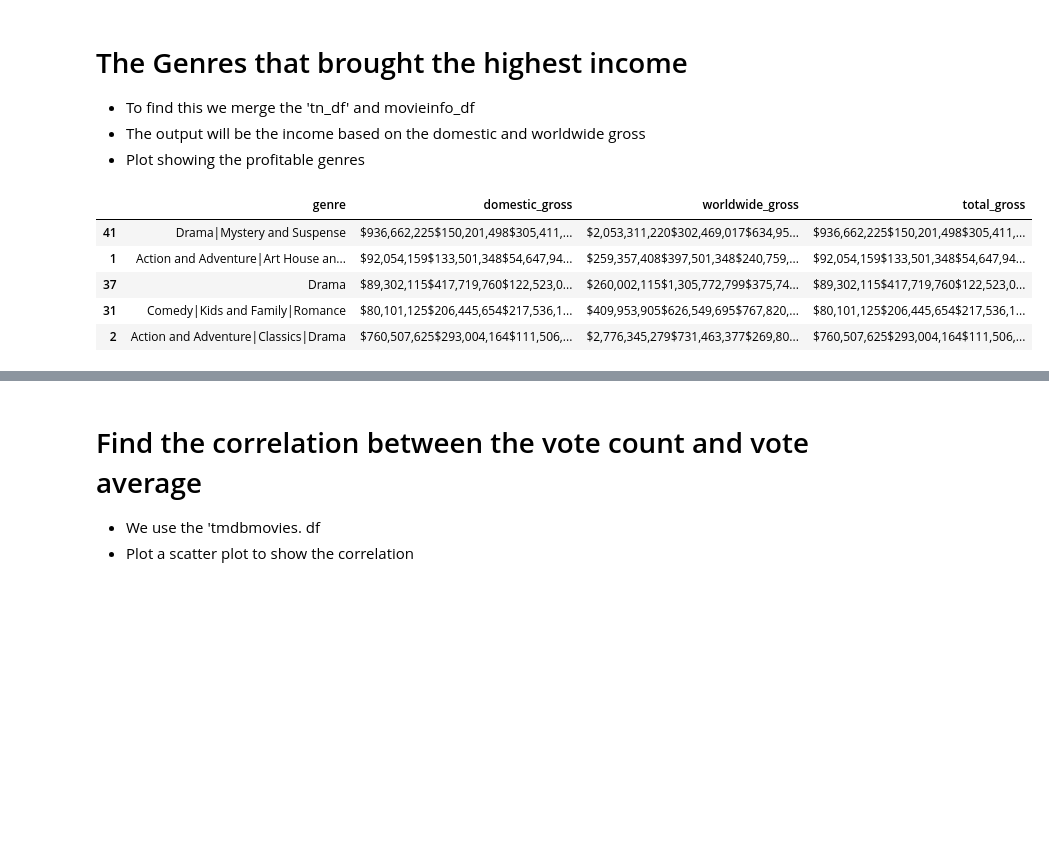
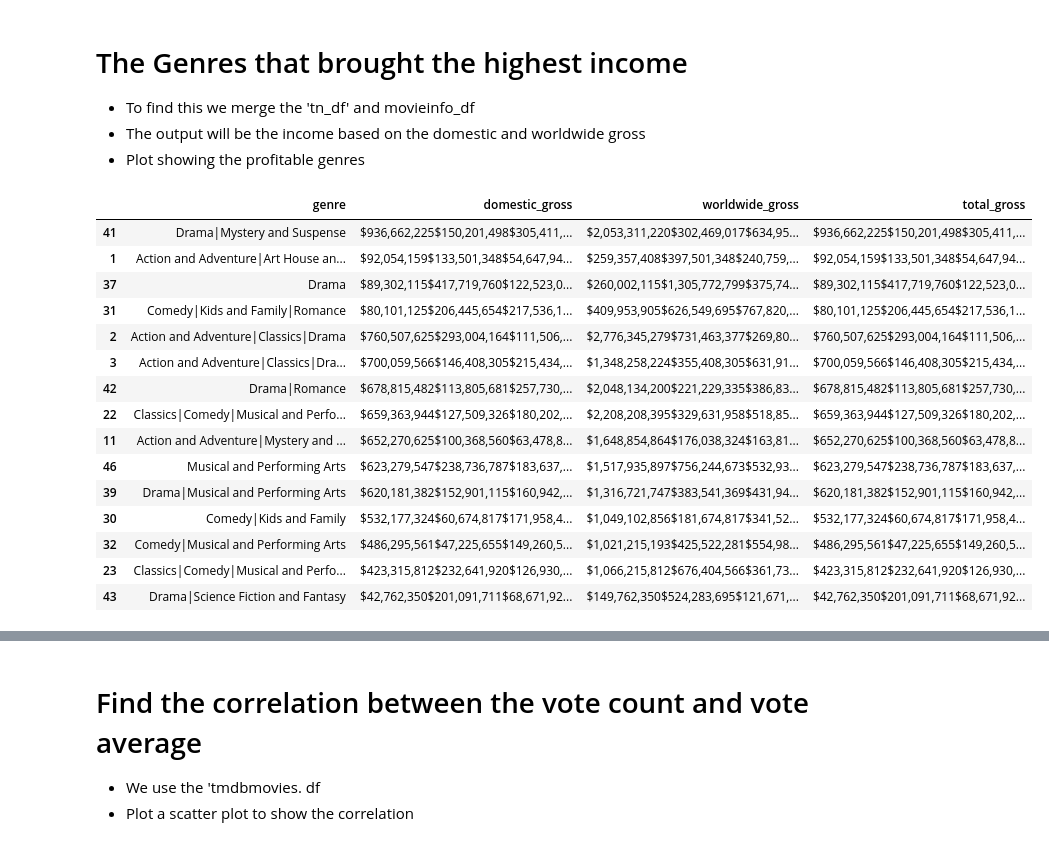
Before and after one commit to Edna722/Movie-Recommendation, a Jupyter notebook: Microsoft Film Project.ipynb, the cells around one changed output, grey strips where cells are left out. Drawn from its saved outputs; the diff is of its cells as text; code cells hidden in the pictures; blank space fills up the shorter version.

```diff
--- a/Microsoft Film Project.ipynb
+++ b/Microsoft Film Project.ipynb
@@ -480,18 +466,28 @@ reviews_df = pd.merge(tn_df, movieinfo_df, how = "inner", left_on="id", right_on
 # %%
 # Group the data by genre and calculates the sum of the domestic and worldwide gross
 genre_income = reviews_df.groupby('genre')[['domestic_gross', 'worldwide_gross']].sum().reset_index()
 
 #Creating a new column 'total_gross' summing up the two columns
 genre_income['total_gross'] = genre_income['domestic_gross'] + genre_income['worldwide_gross']
 
 #Sort the data frame by the total gross in descending order and have the genres with the highest income appear at the top
 genre_income = genre_income.sort_values('total_gross', ascending=False)
 
-genre_income.head(5)
+genre_income.head(15)
 # %% [output]
 |  | genre | domestic_gross | worldwide_gross | total_gross |
 | 41 | Drama|Mystery and Suspense | $936,662,225$150,201,498$305,411,... | $2,053,311,220$302,469,017$634,95... | $936,662,225$150,201,498$305,411,... |
 | 1 | Action and Adventure|Art House an... | $92,054,159$133,501,348$54,647,94... | $259,357,408$397,501,348$240,759,... | $92,054,159$133,501,348$54,647,94... |
 | 37 | Drama | $89,302,115$417,719,760$122,523,0... | $260,002,115$1,305,772,799$375,74... | $89,302,115$417,719,760$122,523,0... |
 | 31 | Comedy|Kids and Family|Romance | $80,101,125$206,445,654$217,536,1... | $409,953,905$626,549,695$767,820,... | $80,101,125$206,445,654$217,536,1... |
 | 2 | Action and Adventure|Classics|Drama | $760,507,625$293,004,164$111,506,... | $2,776,345,279$731,463,377$269,80... | $760,507,625$293,004,164$111,506,... |
+| 3 | Action and Adventure|Classics|Dra... | $700,059,566$146,408,305$215,434,... | $1,348,258,224$355,408,305$631,91... | $700,059,566$146,408,305$215,434,... |
+| 42 | Drama|Romance | $678,815,482$113,805,681$257,730,... | $2,048,134,200$221,229,335$386,83... | $678,815,482$113,805,681$257,730,... |
+| 22 | Classics|Comedy|Musical and Perfo... | $659,363,944$127,509,326$180,202,... | $2,208,208,395$329,631,958$518,85... | $659,363,944$127,509,326$180,202,... |
+| 11 | Action and Adventure|Mystery and ... | $652,270,625$100,368,560$63,478,8... | $1,648,854,864$176,038,324$163,81... | $652,270,625$100,368,560$63,478,8... |
+| 46 | Musical and Performing Arts | $623,279,547$238,736,787$183,637,... | $1,517,935,897$756,244,673$532,93... | $623,279,547$238,736,787$183,637,... |
+| 39 | Drama|Musical and Performing Arts | $620,181,382$152,901,115$160,942,... | $1,316,721,747$383,541,369$431,94... | $620,181,382$152,901,115$160,942,... |
+| 30 | Comedy|Kids and Family | $532,177,324$60,674,817$171,958,4... | $1,049,102,856$181,674,817$341,52... | $532,177,324$60,674,817$171,958,4... |
+| 32 | Comedy|Musical and Performing Arts | $486,295,561$47,225,655$149,260,5... | $1,021,215,193$425,522,281$554,98... | $486,295,561$47,225,655$149,260,5... |
+| 23 | Classics|Comedy|Musical and Perfo... | $423,315,812$232,641,920$126,930,... | $1,066,215,812$676,404,566$361,73... | $423,315,812$232,641,920$126,930,... |
+| 43 | Drama|Science Fiction and Fantasy | $42,762,350$201,091,711$68,671,92... | $149,762,350$524,283,695$121,671,... | $42,762,350$201,091,711$68,671,92... |
```
Also changed, not shown: parts of 8 cells of this notebook, 27 other files.
